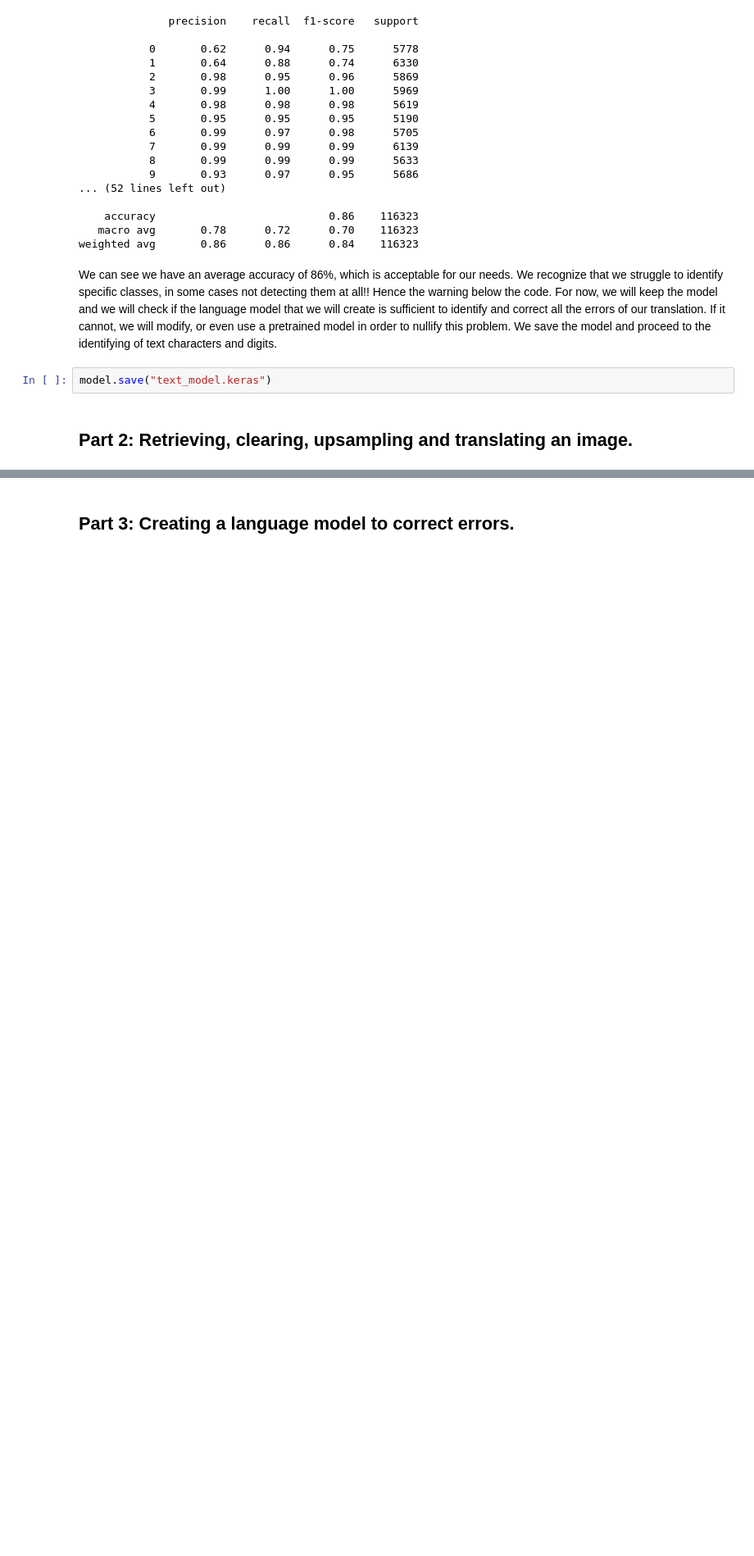
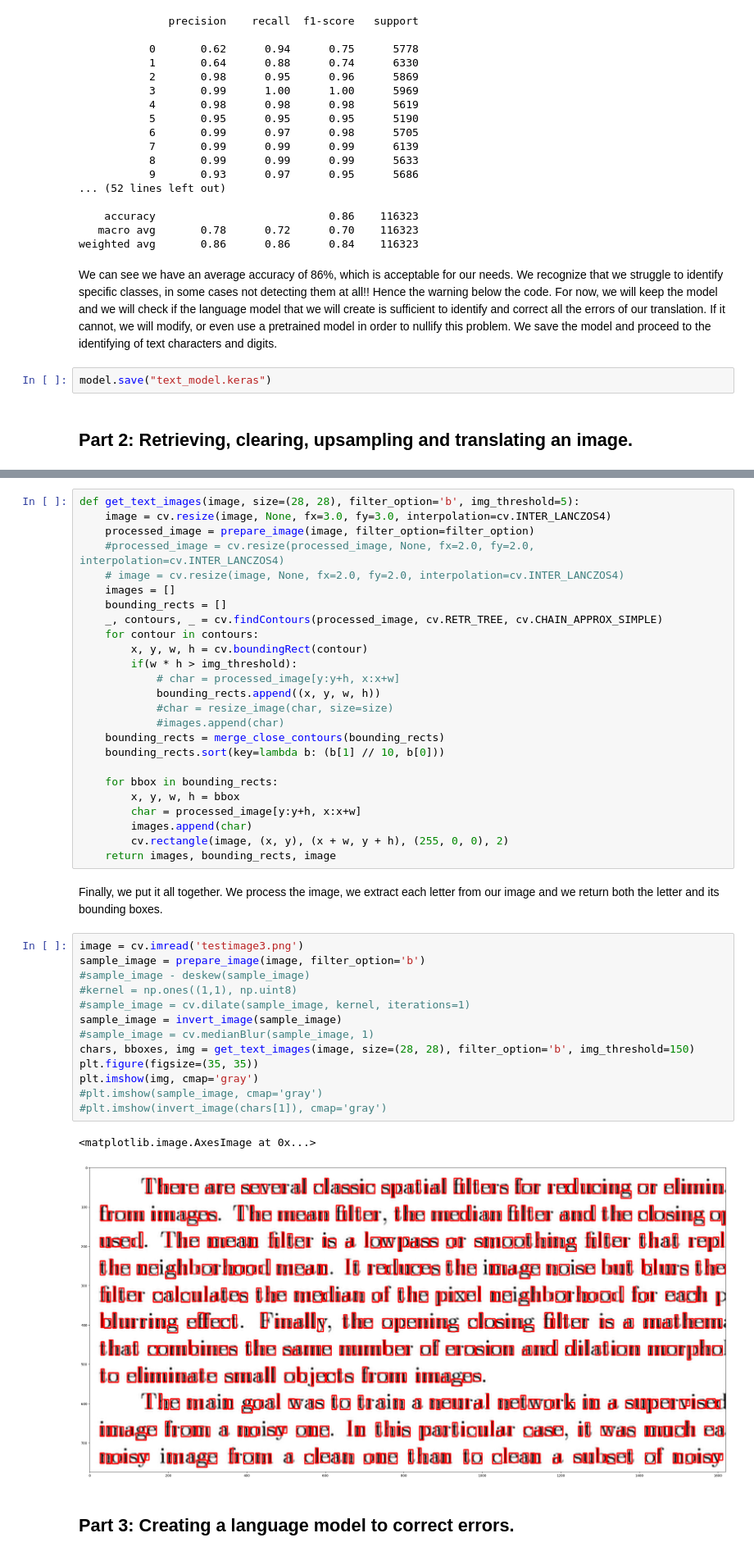
Before and after one commit to NicKylis/letter_recognition, a Jupyter notebook: main_text.ipynb, the cells around one changed output, grey strips where cells are left out. Shown at 82% size. Saved outputs shown, nothing was run; the diff lists cells and outputs as text; blank space fills up the shorter version.

```diff
--- a/main_text.ipynb
+++ b/main_text.ipynb
@@ -582,2 +668,45 @@ model.save("text_model.keras")
+# %%
+def get_text_images(image, size=(28, 28), filter_option='b', img_threshold=5):
+    image = cv.resize(image, None, fx=3.0, fy=3.0, interpolation=cv.INTER_LANCZOS4)
+    processed_image = prepare_image(image, filter_option=filter_option)
+    #processed_image = cv.resize(processed_image, None, fx=2.0, fy=2.0, interpolation=cv.INTER_LANCZOS4)
+    # image = cv.resize(image, None, fx=2.0, fy=2.0, interpolation=cv.INTER_LANCZOS4)
+    images = []
+    bounding_rects = []
+    _, contours, _ = cv.findContours(processed_image, cv.RETR_TREE, cv.CHAIN_APPROX_SIMPLE)
+    for contour in contours:
+        x, y, w, h = cv.boundingRect(contour)
+        if(w * h > img_threshold):
+            # char = processed_image[y:y+h, x:x+w]
+            bounding_rects.append((x, y, w, h))
+            #char = resize_image(char, size=size)
+            #images.append(char)
+    bounding_rects = merge_close_contours(bounding_rects)
+    bounding_rects.sort(key=lambda b: (b[1] // 10, b[0]))
+
+    for bbox in bounding_rects:
+        x, y, w, h = bbox
+        char = processed_image[y:y+h, x:x+w]
+        images.append(char)
+        cv.rectangle(image, (x, y), (x + w, y + h), (255, 0, 0), 2)
+    return images, bounding_rects, image
+# %% [markdown]
+Finally, we put it all together. We process the image, we extract each letter from our image and we return both the letter and its bounding boxes.
+# %%
+image = cv.imread('testimage3.png')
+sample_image = prepare_image(image, filter_option='b')
+#sample_image - deskew(sample_image)
+#kernel = np.ones((1,1), np.uint8)
+#sample_image = cv.dilate(sample_image, kernel, iterations=1)
+sample_image = invert_image(sample_image)
+#sample_image = cv.medianBlur(sample_image, 1)
+chars, bboxes, img = get_text_images(image, size=(28, 28), filter_option='b', img_threshold=150)
+plt.figure(figsize=(35, 35))
+plt.imshow(img, cmap='gray')
+#plt.imshow(sample_image, cmap='gray')
+#plt.imshow(invert_image(chars[1]), cmap='gray')
+# %% [output]
+<matplotlib.image.AxesImage at 0x...>
+[figure, added]
 # %% [markdown]
 <h2>Part 3: Creating a language model to correct errors.</h2>
```
Also changed, not shown: parts of 11 cells of this notebook, 1 other file.
